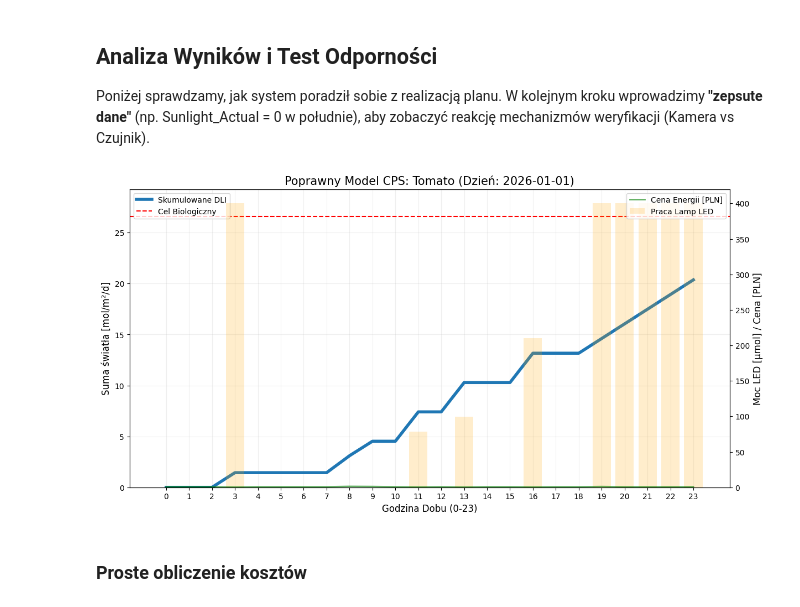
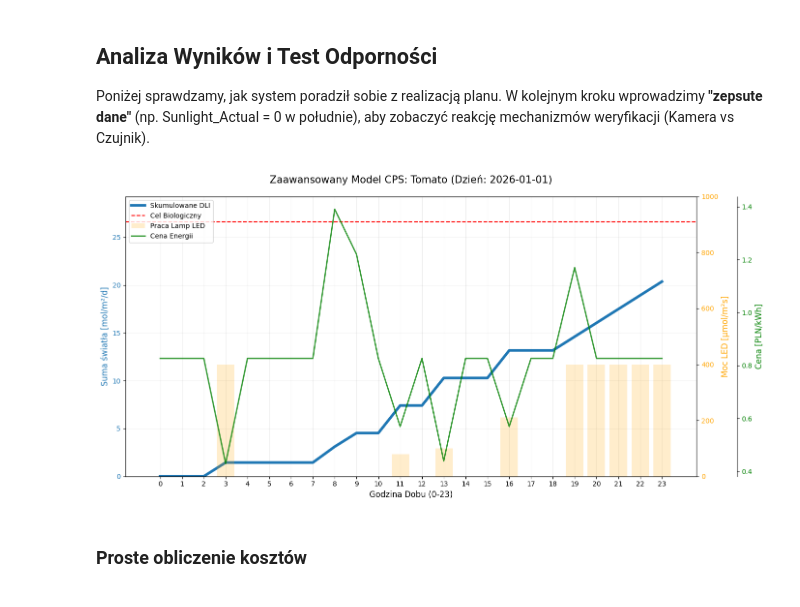
Before and after one commit to jfx21/cps-plant, a Jupyter notebook: notebooks/plant_handling_model.ipynb, the cells around one changed output. Saved outputs shown, nothing was run; the diff lists cells and outputs as text; code cells hidden in the pictures.

Commit message:
Added new y-dim for the price visualisation

```diff
--- a/notebooks/plant_handling_model.ipynb
+++ b/notebooks/plant_handling_model.ipynb
@@ -98,26 +98,41 @@ W kolejnym kroku wprowadzimy **"zepsute dane"** (np. Sunlight_Actual = 0 w połu
 # %%
 fig, ax1 = plt.subplots(figsize=(14, 7))
 
+# DLI
 ax1.plot(res_df['Hour'], res_df['Accumulated_DLI'], color='#1f77b4', linewidth=4, label='Skumulowane DLI')
 ax1.axhline(y=test_day['Target_DLI'].iloc[0], color='red', linestyle='--', label='Cel Biologiczny')
-ax1.set_ylabel('Suma światła [mol/m²/d]', fontsize=12)
+ax1.set_ylabel('Suma światła [mol/m²/d]', color='#1f77b4', fontsize=12)
 ax1.set_xlabel('Godzina Dobu (0-23)', fontsize=12)
 ax1.set_xticks(range(0, 24))
 ax1.set_ylim(0, max(res_df['Accumulated_DLI'].max(), test_day['Target_DLI'].iloc[0]) * 1.1)
+ax1.tick_params(axis='y', labelcolor='#1f77b4')
 
+# MOC LED
 ax2 = ax1.twinx()
 ax2.bar(res_df['Hour'], res_df['LED_Power'], alpha=0.2, color='orange', label='Praca Lamp LED')
-ax2.plot(res_df['Hour'], res_df['Price'] * 300, color='green', alpha=0.6,
-         label='Profil Ceny (skalowany x300)', linewidth=2)
-ax2.set_ylabel('Moc LED [µmol] / Cena [PLN]', fontsize=12)
+ax2.set_ylabel('Moc LED [µmol/m²s]', color='orange', fontsize=12)
+ax2.tick_params(axis='y', labelcolor='orange')
+ax2.set_ylim(0, 1000)
 
-plt.title(f'Poprawny Model CPS: {plant_type} (Dzień: {wybrany_dzien})', fontsize=15)
-ax1.legend(loc='upper left')
-ax2.legend(loc='upper right')
+#CENA
+ax3 = ax1.twinx()
+ax3.spines['right'].set_position(('outward', 60))
+ax3.plot(res_df['Hour'], res_df['Price'], color='green', alpha=0.8, linewidth=2, label='Cena Energii')
+ax3.set_ylabel('Cena [PLN/kWh]', color='green', fontsize=12)
+ax3.tick_params(axis='y', labelcolor='green')
+
+plt.title(f'Zaawansowany Model CPS: {plant_type} (Dzień: {wybrany_dzien})', fontsize=15, pad=20)
+
+lines1, labels1 = ax1.get_legend_handles_labels()
+lines2, labels2 = ax2.get_legend_handles_labels()
+lines3, labels3 = ax3.get_legend_handles_labels()
+ax1.legend(lines1 + lines2 + lines3, labels1 + labels2 + labels3, loc='upper left')
+
 ax1.grid(alpha=0.2)
+fig.tight_layout()
 plt.show()
 # %% [output]
-[figure, old version]
+[figure, new version]
 # %% [markdown]
 ### Proste obliczenie kosztów
 # %%
```
